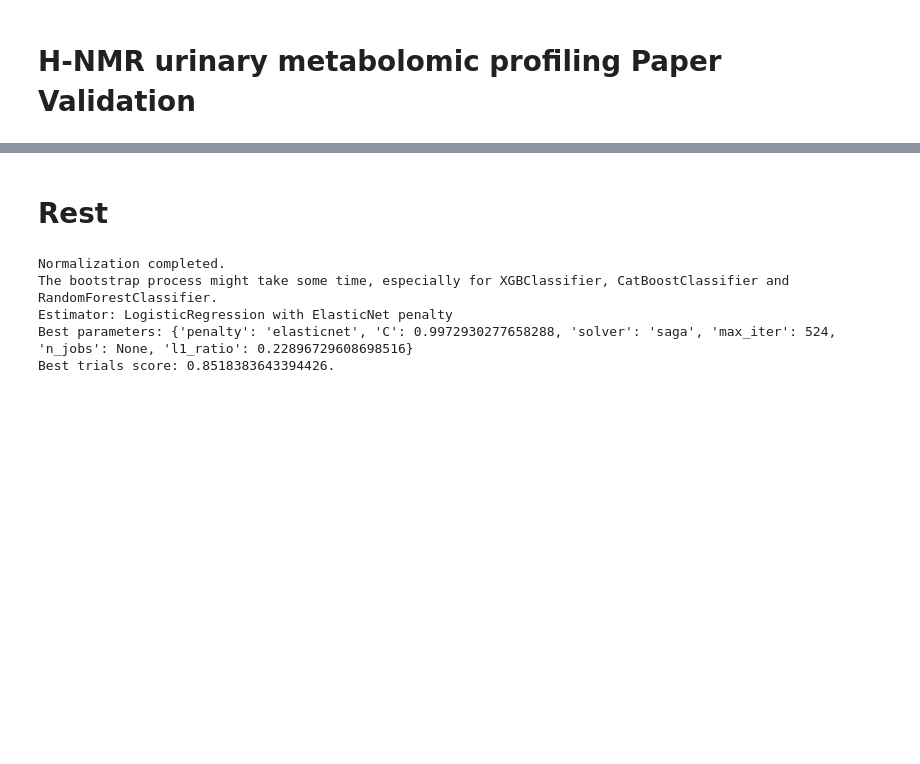
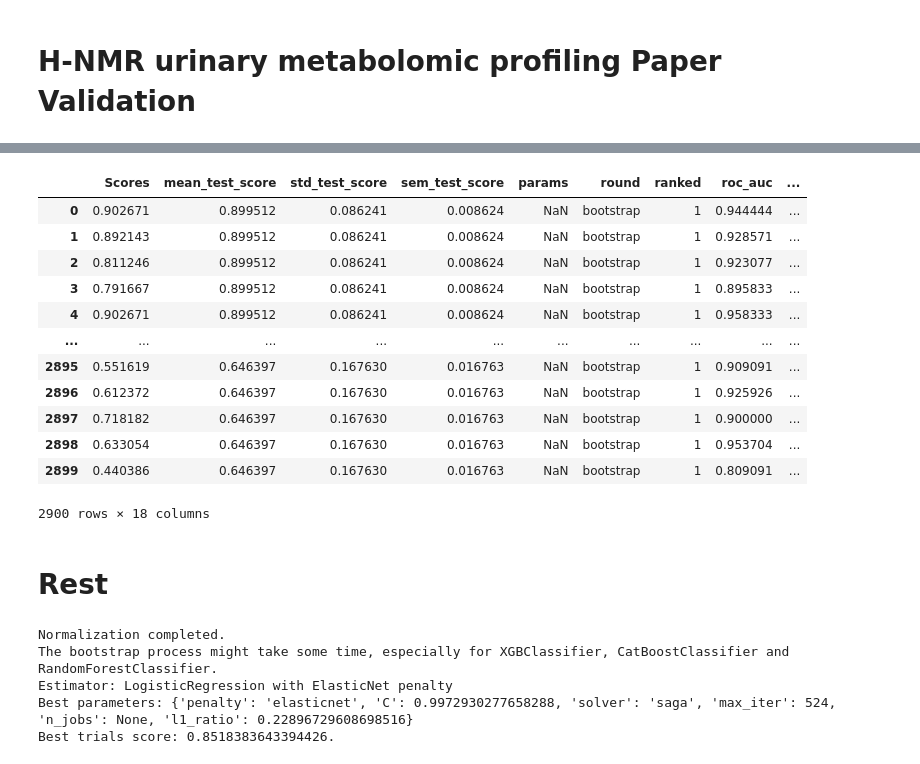
Before and after one commit to costasmexis/AI4META, a Jupyter notebook: test_pipeline.ipynb, the cells around one changed output, grey strips where cells are left out. Drawn from its saved outputs; the diff is of its cells as text; code cells hidden in the pictures; blank space fills up the shorter version.

Commit message:
evaluation of gastric canser

```diff
--- a/test_pipeline.ipynb
+++ b/test_pipeline.ipynb
@@ -3,12 +3,12 @@ from machinelearning.mlpipeline import MLPipelines
 from machinelearning.mlexplain import MLExplainer
 from dataloader.eda import DataExplorer
 
-csv_dir = 'data/epic_lc_ms_pos.csv'
-label = 'group'
+# csv_dir = 'data/epic_lc_ms_pos.csv'
+# label = 'group'
 # csv_dir = 'data/periodontal_inflammation.csv'
 # label = 'Class'
-# csv_dir = 'data/gastric_cancer.csv'
-# label = 'Class'
+csv_dir = 'data/gastric_cancer.csv'
+label = 'Class'
 
 %load_ext autoreload
 %autoreload 2
@@ -74,7 +61,9 @@ optuna.logging.set_verbosity(level)
 logging.getLogger("optuna").setLevel(level)
 
 # Assuming mlpipe.X and mlpipe.y are already defined
-mlpipe.X = mlpipe.X.fillna(0)
+mlpipe.X = datal.missing_values(mlpipe.X)
+# mlpipe.X = mlpipe.X.fillna(0)
+
 
 selected_features = ['M8','M18','M32']
 X = mlpipe.X[selected_features]
@@ -115,8 +104,8 @@ def objective(trial):
         y_pred_binary = np.where(y_pred > 0.5, 1, 0)
 
         # Calculate the MCC
-        mcc = roc_auc_score(y_test, y_pred)
-        # mcc = matthews_corrcoef(y_test, y_pred_binary)
+        # mcc = roc_auc_score(y_test, y_pred)
+        mcc = matthews_corrcoef(y_test, y_pred_binary)
         mcc_scores.append(mcc)
 
     # Return the mean score across all bootstrap samples
@@ -162,0 +172,17 @@ fig.show()
+# %%
+bootstrap_scores_df['Scores'] = bootstrap_scores_df.matthews_corrcoef.values
+bootstrap_scores_df['mean_test_score'] = bootstrap_scores_df.Scores.mean()
+bootstrap_scores_df['std_test_score'] = bootstrap_scores_df.Scores.std()
+bootstrap_scores_df['sem_test_score'] = bootstrap_scores_df.Scores.sem()
+
+bootstrap_scores_df['params'] = np.NaN
+bootstrap_scores_df['round'] = 'bootstrap'
+bootstrap_scores_df['ranked'] = 1
+
+bootstrap_scores_df['Estimator'] = 'Lasso'
+bootstrap_scores_df['Training Method'] = 'validation_score'
+bootstrap_scores_df['Dataset'] = csv_dir
+
+bootstrap_scores_df['Features'] = str(selected_features)
+
+bootstrap_scores_df.head()
@@ -162,0 +196,20 @@ fig.show()
+# %%
+init_df = pd.read_csv('paper_evaluation.csv', index_col=0)
+init_df['Features'] = 'all'
+# %%
+merged_df = pd.concat([init_df, bootstrap_scores_df], ignore_index=True)
+merged_df
+# %% [output]
+|  | Scores | mean_test_score | std_test_score | sem_test_score | params | round | ranked | roc_auc | ... |
+| 0 | 0.902671 | 0.899512 | 0.086241 | 0.008624 | NaN | bootstrap | 1 | 0.944444 | ... |
+| 1 | 0.892143 | 0.899512 | 0.086241 | 0.008624 | NaN | bootstrap | 1 | 0.928571 | ... |
+| 2 | 0.811246 | 0.899512 | 0.086241 | 0.008624 | NaN | bootstrap | 1 | 0.923077 | ... |
+| 3 | 0.791667 | 0.899512 | 0.086241 | 0.008624 | NaN | bootstrap | 1 | 0.895833 | ... |
+| 4 | 0.902671 | 0.899512 | 0.086241 | 0.008624 | NaN | bootstrap | 1 | 0.958333 | ... |
+| ... | ... | ... | ... | ... | ... | ... | ... | ... | ... |
+| 2895 | 0.551619 | 0.646397 | 0.167630 | 0.016763 | NaN | bootstrap | 1 | 0.909091 | ... |
+| 2896 | 0.612372 | 0.646397 | 0.167630 | 0.016763 | NaN | bootstrap | 1 | 0.925926 | ... |
+| 2897 | 0.718182 | 0.646397 | 0.167630 | 0.016763 | NaN | bootstrap | 1 | 0.900000 | ... |
+| 2898 | 0.633054 | 0.646397 | 0.167630 | 0.016763 | NaN | bootstrap | 1 | 0.953704 | ... |
+| 2899 | 0.440386 | 0.646397 | 0.167630 | 0.016763 | NaN | bootstrap | 1 | 0.809091 | ... |
+2900 rows × 18 columns
```
Also changed, not shown: parts of 8 cells of this notebook, 2 other files.
